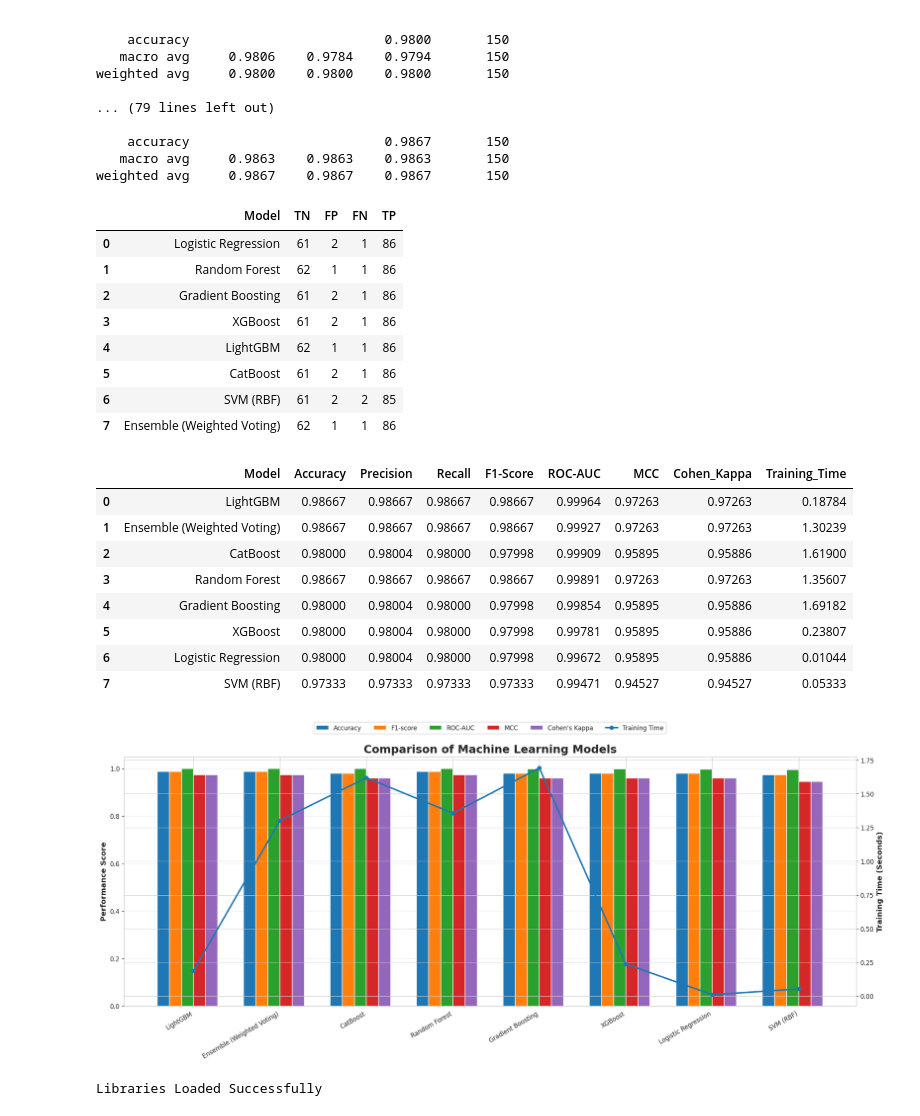
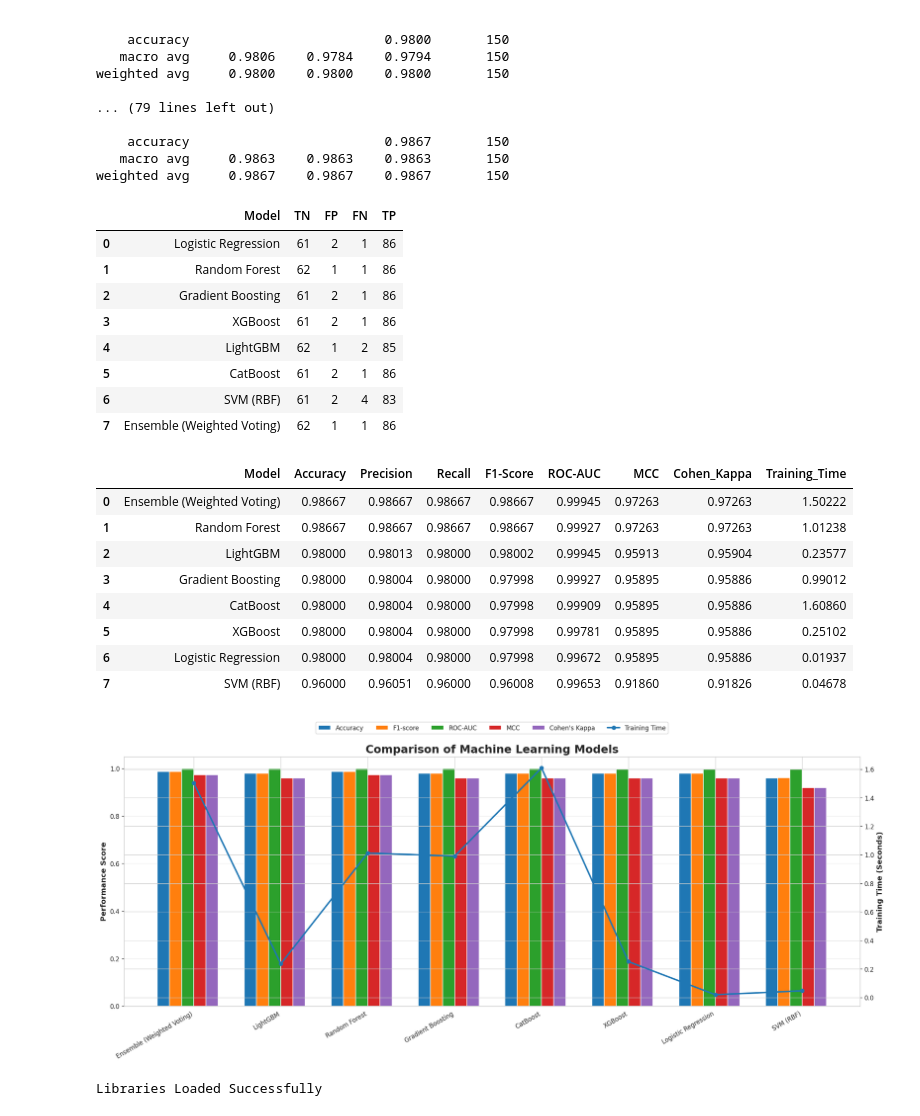
Before and after one commit to proshenjitbarua06-dot/skill-morph, a Jupyter notebook: Trustworthy_Explainable_Artificial_Intelligence_for_Early_Heart_Disease_Risk_Prediction_A_Comparative_Study_of_Machine_Learning_Models_with_Fairness_and_Uncertainty_Analysis.ipynb, the cells around one changed output. Saved outputs shown, nothing was run; the diff lists cells and outputs as text; code cells hidden in the pictures.

```diff
--- a/Trustworthy_Explainable_Artificial_Intelligence_for_Early_Heart_Disease_Risk_Prediction_A_Comparative_Study_of_Machine_Learning_Models_with_Fairness_and_Uncertainty_Analysis.ipynb
+++ b/Trustworthy_Explainable_Artificial_Intelligence_for_Early_Heart_Disease_Risk_Prediction_A_Comparative_Study_of_Machine_Learning_Models_with_Fairness_and_Uncertainty_Analysis.ipynb
@@ -1029,12 +1026,7 @@ df["Age_Group_Code"] = df["Age_Group"].map(age_mapping).astype(int)
 # Features and Target
 # ============================================================
 
-X = df.drop(
-    columns=[
-        "target",
-        "Age_Group"
-    ]
-)
+X = df.drop(columns=["target", "Age_Group", "patientid"])
 
 y = df["target"]
 
@@ -2291,33 +2279,33 @@ display(cm_df)
 | 1 | Random Forest | 62 | 1 | 1 | 86 |
 | 2 | Gradient Boosting | 61 | 2 | 1 | 86 |
 | 3 | XGBoost | 61 | 2 | 1 | 86 |
-| 4 | LightGBM | 62 | 1 | 1 | 86 |
+| 4 | LightGBM | 62 | 1 | 2 | 85 |
 | 5 | CatBoost | 61 | 2 | 1 | 86 |
-| 6 | SVM (RBF) | 61 | 2 | 2 | 85 |
+| 6 | SVM (RBF) | 61 | 2 | 4 | 83 |
 | 7 | Ensemble (Weighted Voting) | 62 | 1 | 1 | 86 |
 # %%
 # ============================================================
 # Model Performance Comparison
 # ============================================================
 
 plot_df = results_df.copy()
 
 plot_df = plot_df.sort_values(
-    by="ROC-AUC",
+    by="Accuracy",
     ascending=False
 ).reset_index(drop=True)
 
 display(plot_df)
 # %% [output]
 |  | Model | Accuracy | Precision | Recall | F1-Score | ROC-AUC | MCC | Cohen_Kappa | Training_Time |
-| 0 | LightGBM | 0.98667 | 0.98667 | 0.98667 | 0.98667 | 0.99964 | 0.97263 | 0.97263 | 0.18784 |
-| 1 | Ensemble (Weighted Voting) | 0.98667 | 0.98667 | 0.98667 | 0.98667 | 0.99927 | 0.97263 | 0.97263 | 1.30239 |
-| 2 | CatBoost | 0.98000 | 0.98004 | 0.98000 | 0.97998 | 0.99909 | 0.95895 | 0.95886 | 1.61900 |
-| 3 | Random Forest | 0.98667 | 0.98667 | 0.98667 | 0.98667 | 0.99891 | 0.97263 | 0.97263 | 1.35607 |
-| 4 | Gradient Boosting | 0.98000 | 0.98004 | 0.98000 | 0.97998 | 0.99854 | 0.95895 | 0.95886 | 1.69182 |
-| 5 | XGBoost | 0.98000 | 0.98004 | 0.98000 | 0.97998 | 0.99781 | 0.95895 | 0.95886 | 0.23807 |
-| 6 | Logistic Regression | 0.98000 | 0.98004 | 0.98000 | 0.97998 | 0.99672 | 0.95895 | 0.95886 | 0.01044 |
-| 7 | SVM (RBF) | 0.97333 | 0.97333 | 0.97333 | 0.97333 | 0.99471 | 0.94527 | 0.94527 | 0.05333 |
+| 0 | Ensemble (Weighted Voting) | 0.98667 | 0.98667 | 0.98667 | 0.98667 | 0.99945 | 0.97263 | 0.97263 | 1.50222 |
+| 1 | Random Forest | 0.98667 | 0.98667 | 0.98667 | 0.98667 | 0.99927 | 0.97263 | 0.97263 | 1.01238 |
+| 2 | LightGBM | 0.98000 | 0.98013 | 0.98000 | 0.98002 | 0.99945 | 0.95913 | 0.95904 | 0.23577 |
+| 3 | Gradient Boosting | 0.98000 | 0.98004 | 0.98000 | 0.97998 | 0.99927 | 0.95895 | 0.95886 | 0.99012 |
+| 4 | CatBoost | 0.98000 | 0.98004 | 0.98000 | 0.97998 | 0.99909 | 0.95895 | 0.95886 | 1.60860 |
+| 5 | XGBoost | 0.98000 | 0.98004 | 0.98000 | 0.97998 | 0.99781 | 0.95895 | 0.95886 | 0.25102 |
+| 6 | Logistic Regression | 0.98000 | 0.98004 | 0.98000 | 0.97998 | 0.99672 | 0.95895 | 0.95886 | 0.01937 |
+| 7 | SVM (RBF) | 0.96000 | 0.96051 | 0.96000 | 0.96008 | 0.99653 | 0.91860 | 0.91826 | 0.04678 |
 # %%
 # ============================================================
 # Publication Quality Model Comparison
@@ -2482,7 +2470,7 @@ plt.tight_layout()
 
 plt.show()
 # %% [output]
-[figure, old version]
+[figure, new version]
 # %%
 # ============================================================
 # 5-Fold Stratified Cross Validation
```
Also changed, not shown: parts of 35 cells of this notebook.
